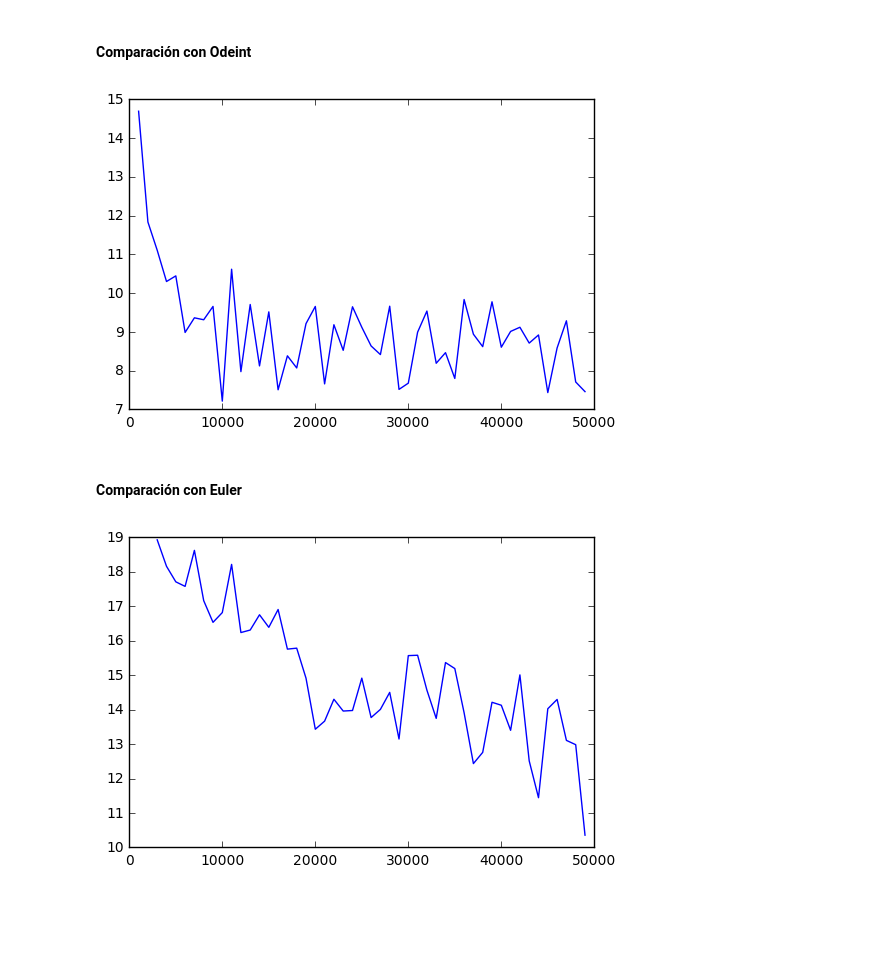
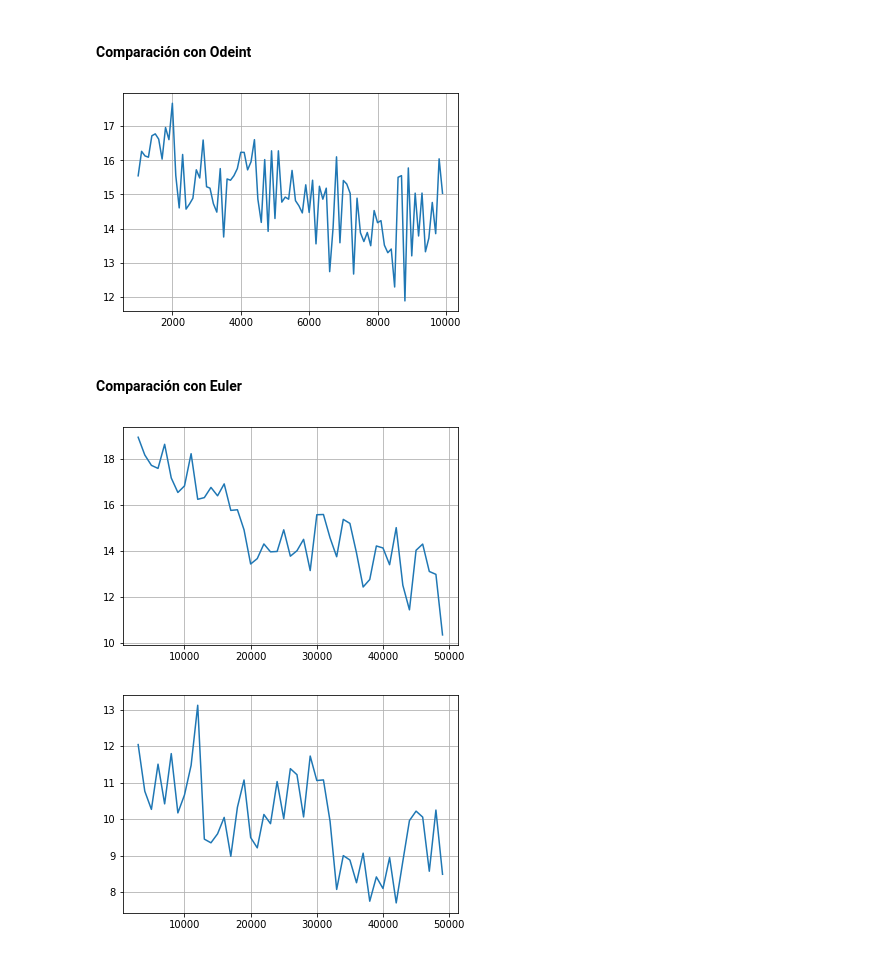
Before and after one commit to asantiagod/Lorentz_System, a Jupyter notebook: TrabajoFinal.ipynb, the cells around one changed output. Saved outputs shown, nothing was run; the diff lists cells and outputs as text; code cells hidden in the pictures; blank space fills up the shorter version.

```diff
--- a/TrabajoFinal.ipynb
+++ b/TrabajoFinal.ipynb
@@ -67,18 +155,19 @@ plt.show()
 # %%
 N = []
 difEulerRk4 = []
 difOdeintRk4 = []
-for n in range(1000,50000,1000):
-    sRk4 = rk4.solve(lorentz, X0, 0., 50., n, param)
+for n in range(1000,10000,100):
+    sRk4 = rk4.solve(lorentz, X0, 0., 100., n, param)
     sOdeint = odeint(lorentz, X0, sRk4[0], args=(param,))
     difOdeintRk4.append(distance([sRk4[1][:,0],sRk4[1][:,1],sRk4[1][:,2]],
                              [sOdeint[:,0],sOdeint[:,1],sOdeint[:,2]]).mean())
     N.append(n)
 
 plt.plot(N,difOdeintRk4)
+plt.grid()
 plt.show()
 # %% [output]
-[figure, old version]
+[figure, new version]
 # %% [markdown]
 #### Comparación con Euler
 # %%
@@ -91,6 +180,23 @@ for n in range(3000,50000,1000):
     N.append(n)
 
 plt.plot(N,difEulerRk4)
+plt.grid()
 plt.show()
 # %% [output]
-[figure, old version]
+[figure, new version]
+# %%
+N = []
+sRk3 = []
+difRk3Rk4 = []
+for n in range(3000,50000,1000):
+    sRk4 = rk4.solve(lorentz, X0, 0., 50., n, param)
+    sRk3 = rk3.solve(lorentz, X0, 0., 50., n, param)
+    difRk3Rk4.append(distance([sRk4[1][:,0],sRk4[1][:,1],sRk4[1][:,2]],
+                            [sRk3[1][:,0],sRk3[1][:,1],sRk3[1][:,2]]).mean())
+    N.append(n)
+
+plt.plot(N,difRk3Rk4)
+plt.grid()
+plt.show()
+# %% [output]
+[figure, added]
```
Also changed, not shown: parts of 6 cells of this notebook, 1 other file.
